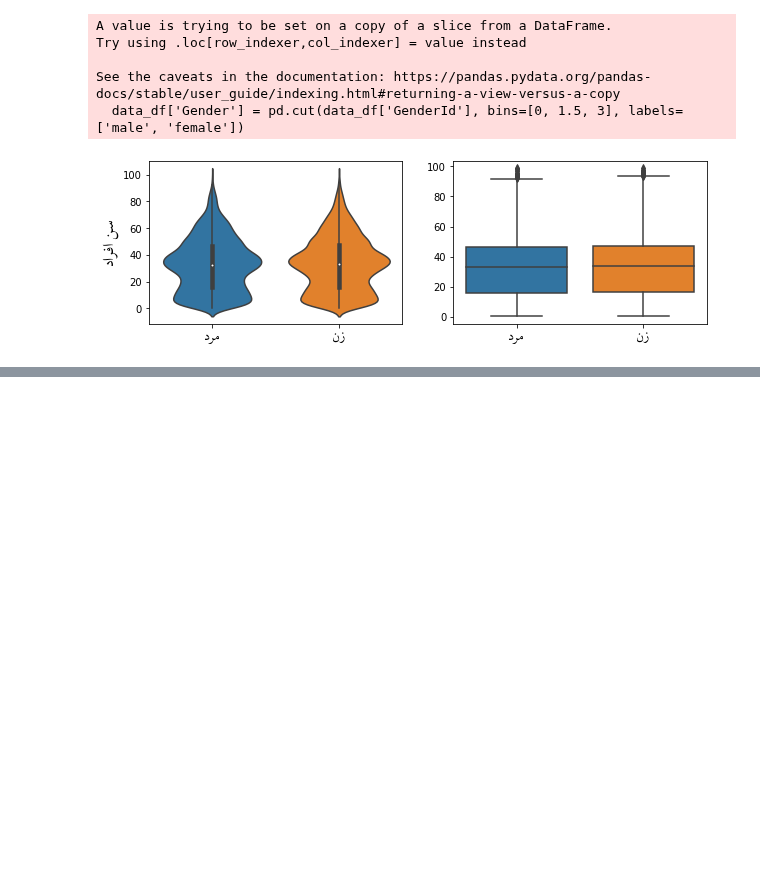
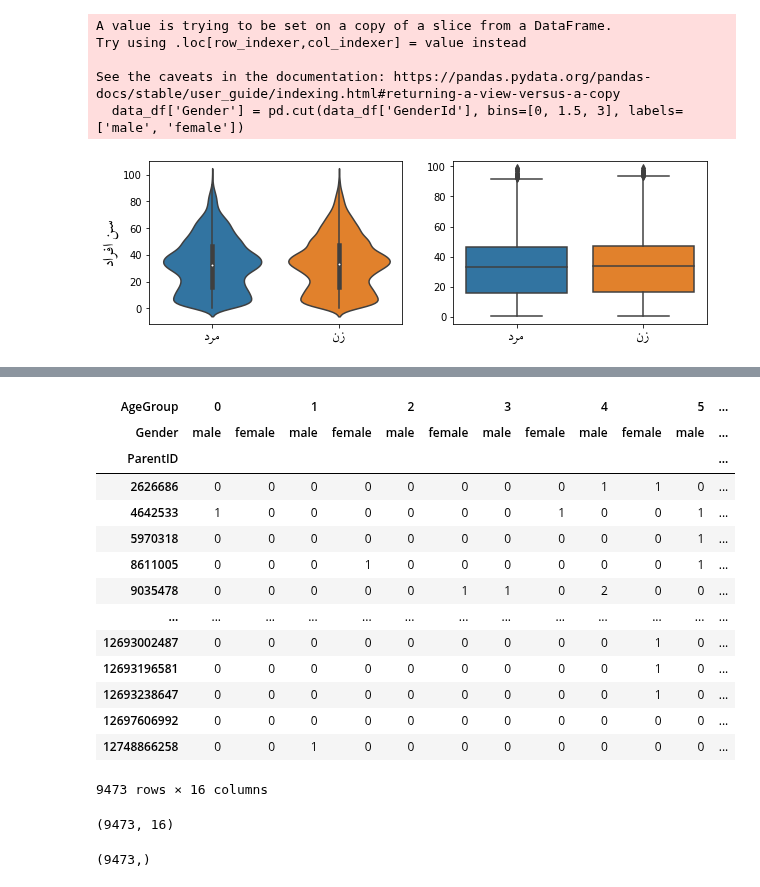
Before and after one commit to sadraheydari/BS_project, a Jupyter notebook: code/notebooks/03 - Houshold Features.ipynb, the cells around one changed output, grey strips where cells are left out. Drawn from its saved outputs; the diff is of its cells as text; code cells hidden in the pictures; blank space fills up the shorter version.

Commit message:
Family charachters

```diff
--- a/code/notebooks/03 - Houshold Features.ipynb
+++ b/code/notebooks/03 - Houshold Features.ipynb
@@ -173,0 +185,18 @@ data_df.groupby(['ParentID', 'AgeGroup', 'Gender'])
+# %%
+temp_df.to_csv('../data/Features/FamilyAgeGender')
+# %% [output]
+| AgeGroup | 0 |  | 1 |  | 2 |  | 3 |  | 4 |  | 5 | ... |
+| Gender | male | female | male | female | male | female | male | female | male | female | male | ... |
+| ParentID |  |  |  |  |  |  |  |  |  |  |  | ... |
+| 2626686 | 0 | 0 | 0 | 0 | 0 | 0 | 0 | 0 | 1 | 1 | 0 | ... |
+| 4642533 | 1 | 0 | 0 | 0 | 0 | 0 | 0 | 1 | 0 | 0 | 1 | ... |
+| 5970318 | 0 | 0 | 0 | 0 | 0 | 0 | 0 | 0 | 0 | 0 | 1 | ... |
+| 8611005 | 0 | 0 | 0 | 1 | 0 | 0 | 0 | 0 | 0 | 0 | 1 | ... |
+| 9035478 | 0 | 0 | 0 | 0 | 0 | 1 | 1 | 0 | 2 | 0 | 0 | ... |
+| ... | ... | ... | ... | ... | ... | ... | ... | ... | ... | ... | ... | ... |
+| 12693002487 | 0 | 0 | 0 | 0 | 0 | 0 | 0 | 0 | 0 | 1 | 0 | ... |
+| 12693196581 | 0 | 0 | 0 | 0 | 0 | 0 | 0 | 0 | 0 | 1 | 0 | ... |
+| 12693238647 | 0 | 0 | 0 | 0 | 0 | 0 | 0 | 0 | 0 | 1 | 0 | ... |
+| 12697606992 | 0 | 0 | 0 | 0 | 0 | 0 | 0 | 0 | 0 | 0 | 0 | ... |
+| 12748866258 | 0 | 0 | 1 | 0 | 0 | 0 | 0 | 0 | 0 | 0 | 0 | ... |
+9473 rows × 16 columns
@@ -173,0 +206,4 @@ data_df.groupby(['ParentID', 'AgeGroup', 'Gender'])
+# %%
+a.shape
+# %% [output]
+(9473, 16)
@@ -173,0 +214,7 @@ data_df.groupby(['ParentID', 'AgeGroup', 'Gender'])
+# %%
+i = a[0]
+i = i.reshape(1, -1)
+
+np.abs(a - i).sum(axis=1) / ((fam_size + i.sum()) / 2)
+# %% [output]
+(9473,)
```
Also changed, not shown: parts of 6 cells of this notebook, 1 other file.
